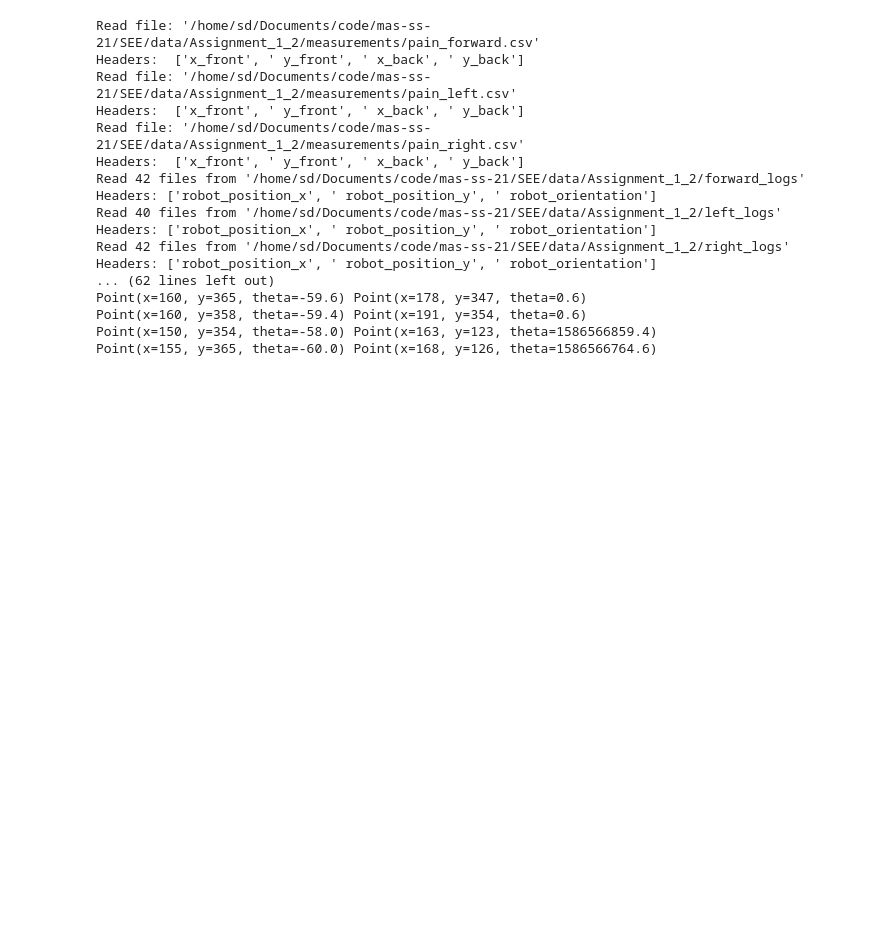
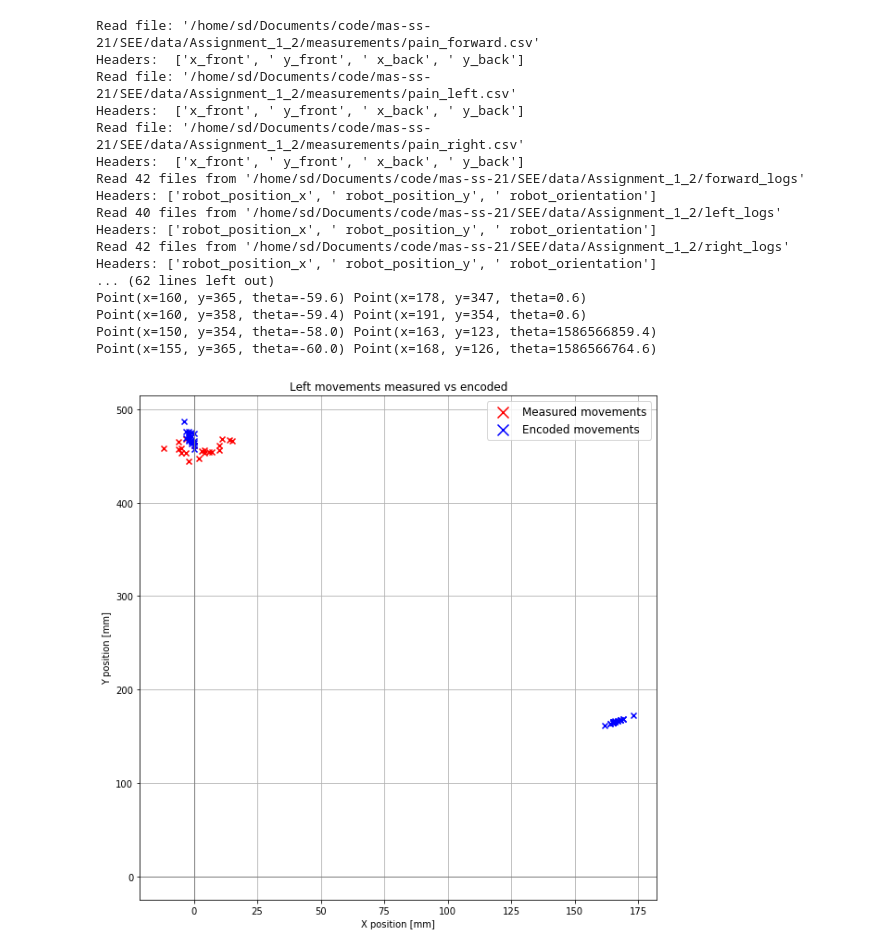
Before and after one commit to shalakasatheesh/SEE, a Jupyter notebook: codes/Plotting_measured_vs_encoded/plotting_plots.ipynb, the cells around one changed output. Cells and saved outputs as stored; diff of their text form; code cells hidden in the pictures; blank space fills up the shorter version.

```diff
--- a/codes/Plotting_measured_vs_encoded/plotting_plots.ipynb
+++ b/codes/Plotting_measured_vs_encoded/plotting_plots.ipynb
@@ -160,3 +153,20 @@ Point(x=160, y=365, theta=-59.6) Point(x=178, y=347, theta=0.6)
 Point(x=160, y=358, theta=-59.4) Point(x=191, y=354, theta=0.6)
 Point(x=150, y=354, theta=-58.0) Point(x=163, y=123, theta=1586566859.4)
 Point(x=155, y=365, theta=-60.0) Point(x=168, y=126, theta=1586566764.6)
+# %%
+fig, ax_nstd = plt.subplots(figsize=(10, 10))
+ax_nstd.axvline(c='grey', lw=1)
+ax_nstd.axhline(c='grey', lw=1)
+
+ax_nstd.scatter([p.x for p in transformed_forward], [p.y for p in transformed_forward],
+                color='r', label="Measured movements", marker='x')
+ax_nstd.scatter([p.x for p in encoded_forward], [p.y for p in encoded_forward],
+                color='b', label="Encoded movements", marker='x', si)
+ax_nstd.set_xlabel('X position [mm]')
+ax_nstd.set_ylabel('Y position [mm]')
+ax_nstd.set_title('Left movements measured vs encoded')
+ax_nstd.legend(fontsize='large', markerscale=2.0)
+ax_nstd.grid()
+plt.show()
+# %% [output]
+[figure, added]
```
Also changed, not shown: parts of 3 cells of this notebook, 4 other files.
